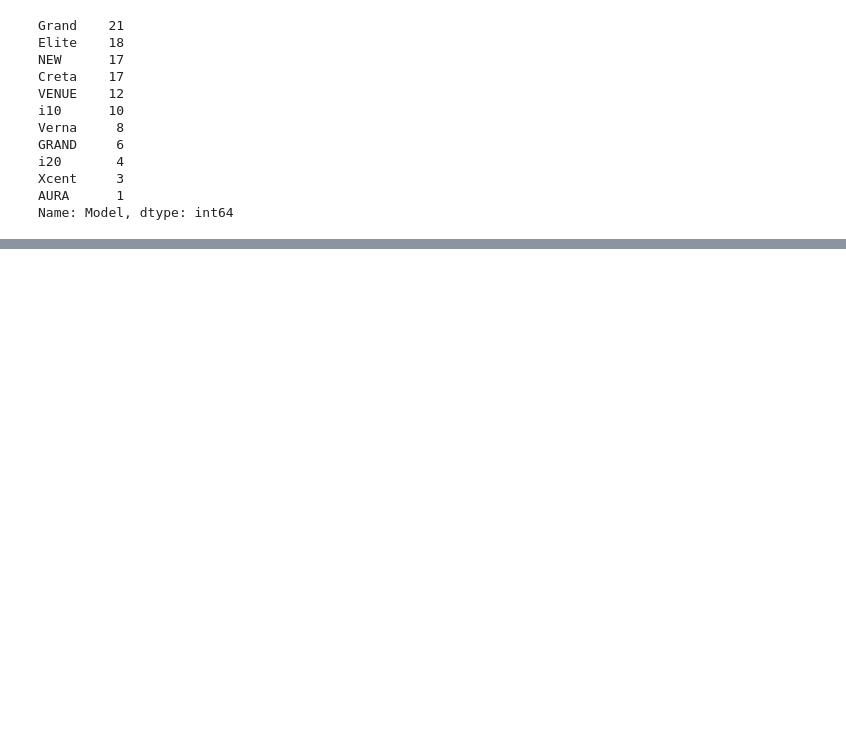
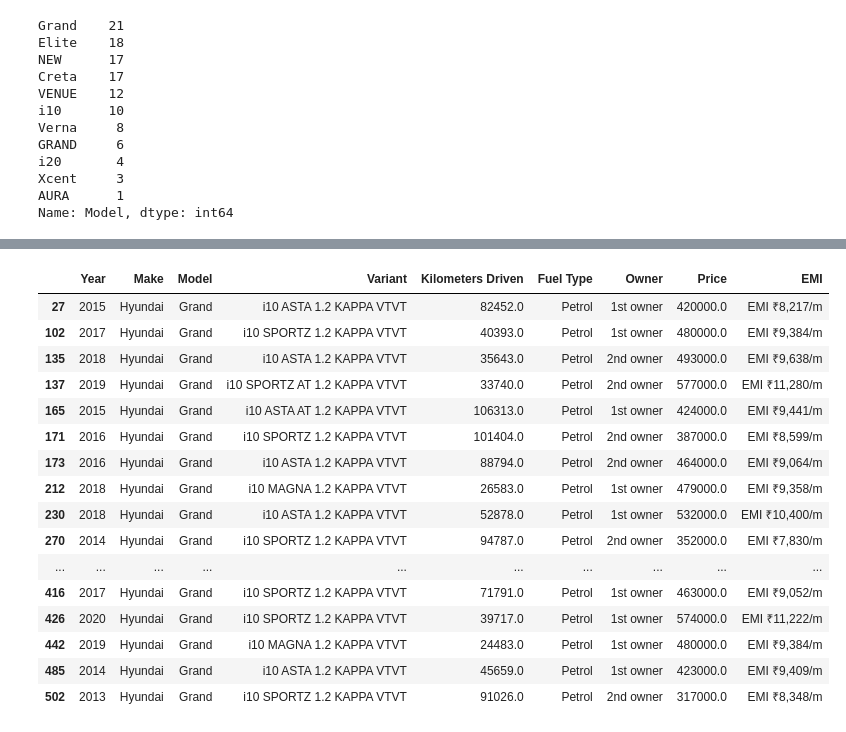
Before and after one commit to lgorithm/CarXstream-Car-Selling-ChatBot, a Jupyter notebook: EDA.ipynb, the cells around one changed output, grey strips where cells are left out. Drawn from its saved outputs; the diff is of its cells as text; code cells hidden in the pictures; blank space fills up the shorter version.

```diff
--- a/EDA.ipynb
+++ b/EDA.ipynb
@@ -111,7 +111,7 @@ df2[df2['Model']=='Xcent']
 | 139 | Hyundai | Xcent | SX (O) | Rs. 7.86 Lakh |
 | 140 | Hyundai | Xcent | SX (O)CRDi | Rs. 8.80 Lakh |
 # %%
-df4 = pd.read_csv('tools/Hyderabad_scraped_car_data.csv')
+df4 = pd.read_csv('Hyderabad_scraped_car_data.csv')
 print(df4.to_string())
 # %% [output]
      Year        Make      Model                              Variant Kilometers Driven  Fuel Type      Owner    Price            EMI
@@ -167,7 +167,7 @@ Xcent     3
 AURA      1
 Name: Model, dtype: int64
 # %%
-df5=df4[df4['Model']=='Xcent']
+df5=df4[df4['Model']=='Grand']
 # %%
 df5['Variant'].value_counts()
 # %% [output]
@@ -177,0 +222,20 @@ Name: Variant, dtype: int64
+# %%
+df5
+# %% [output]
+|  | Year | Make | Model | Variant | Kilometers Driven | Fuel Type | Owner | Price | EMI |
+| 27 | 2015 | Hyundai | Grand | i10 ASTA 1.2 KAPPA VTVT | 82452.0 | Petrol | 1st owner | 420000.0 | EMI ₹8,217/m |
+| 102 | 2017 | Hyundai | Grand | i10 SPORTZ 1.2 KAPPA VTVT | 40393.0 | Petrol | 1st owner | 480000.0 | EMI ₹9,384/m |
+| 135 | 2018 | Hyundai | Grand | i10 ASTA 1.2 KAPPA VTVT | 35643.0 | Petrol | 2nd owner | 493000.0 | EMI ₹9,638/m |
+| 137 | 2019 | Hyundai | Grand | i10 SPORTZ AT 1.2 KAPPA VTVT | 33740.0 | Petrol | 2nd owner | 577000.0 | EMI ₹11,280/m |
+| 165 | 2015 | Hyundai | Grand | i10 ASTA AT 1.2 KAPPA VTVT | 106313.0 | Petrol | 1st owner | 424000.0 | EMI ₹9,441/m |
+| 171 | 2016 | Hyundai | Grand | i10 SPORTZ 1.2 KAPPA VTVT | 101404.0 | Petrol | 2nd owner | 387000.0 | EMI ₹8,599/m |
+| 173 | 2016 | Hyundai | Grand | i10 ASTA 1.2 KAPPA VTVT | 88794.0 | Petrol | 2nd owner | 464000.0 | EMI ₹9,064/m |
+| 212 | 2018 | Hyundai | Grand | i10 MAGNA 1.2 KAPPA VTVT | 26583.0 | Petrol | 1st owner | 479000.0 | EMI ₹9,358/m |
+| 230 | 2018 | Hyundai | Grand | i10 ASTA 1.2 KAPPA VTVT | 52878.0 | Petrol | 1st owner | 532000.0 | EMI ₹10,400/m |
+| 270 | 2014 | Hyundai | Grand | i10 SPORTZ 1.2 KAPPA VTVT | 94787.0 | Petrol | 2nd owner | 352000.0 | EMI ₹7,830/m |
+| ... | ... | ... | ... | ... | ... | ... | ... | ... | ... |
+| 416 | 2017 | Hyundai | Grand | i10 SPORTZ 1.2 KAPPA VTVT | 71791.0 | Petrol | 1st owner | 463000.0 | EMI ₹9,052/m |
+| 426 | 2020 | Hyundai | Grand | i10 SPORTZ 1.2 KAPPA VTVT | 39717.0 | Petrol | 1st owner | 574000.0 | EMI ₹11,222/m |
+| 442 | 2019 | Hyundai | Grand | i10 MAGNA 1.2 KAPPA VTVT | 24483.0 | Petrol | 1st owner | 480000.0 | EMI ₹9,384/m |
+| 485 | 2014 | Hyundai | Grand | i10 ASTA 1.2 KAPPA VTVT | 45659.0 | Petrol | 1st owner | 423000.0 | EMI ₹9,409/m |
+| 502 | 2013 | Hyundai | Grand | i10 SPORTZ 1.2 KAPPA VTVT | 91026.0 | Petrol | 2nd owner | 317000.0 | EMI ₹8,348/m |
```
Also changed, not shown: parts of 8 cells of this notebook, 4 other files.
